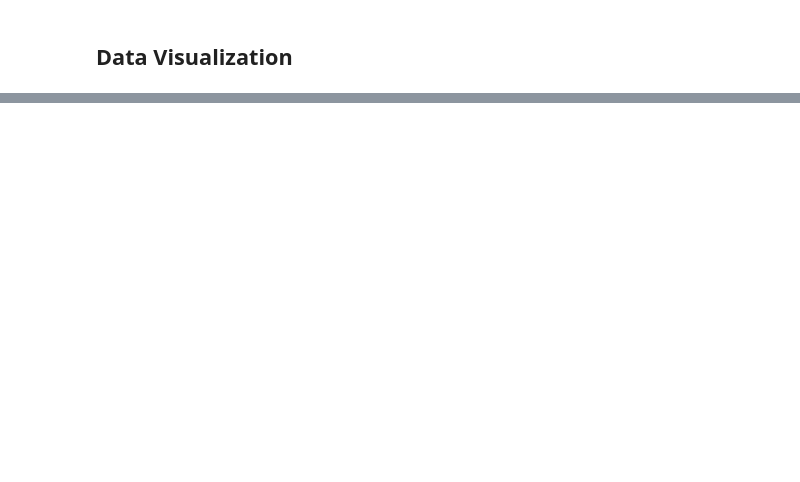
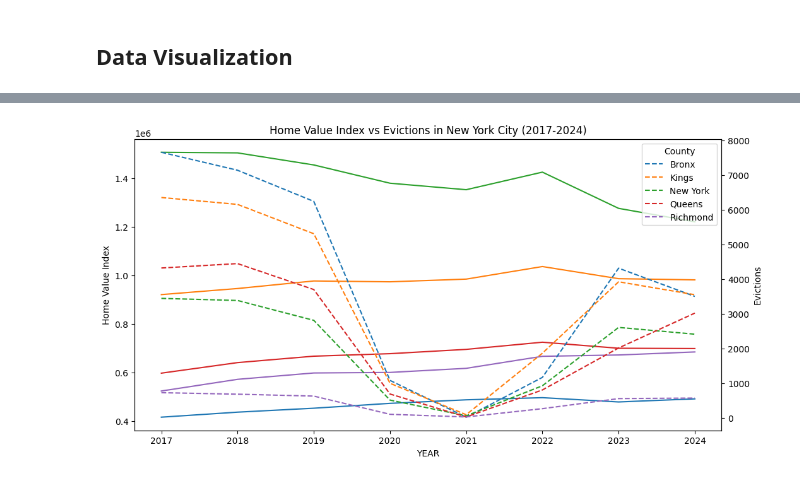
Before and after one commit to NakaFrozn/si618_final_project, a Jupyter notebook: Final_Project_Step1.ipynb, the cells around one changed output, grey strips where cells are left out. Saved outputs shown, nothing was run; the diff lists cells and outputs as text; code cells hidden in the pictures; blank space fills up the shorter version.

Commit message:
Provide some visuals 1018

```diff
--- a/Final_Project_Step1.ipynb
+++ b/Final_Project_Step1.ipynb
@@ -127,0 +142,4 @@ nyc_county_HVI_avg.to_csv('./data/nyc_county_HVI_avg.csv.gz', index = False, com
+# %%
+# reshape the data from wide to long
+eviction_borough_long = pd.melt(eviction_borough, id_vars=['YEAR'], var_name='Borough', value_name='Evictions')
+eviction_borough_long.describe()
@@ -127,0 +156,16 @@ nyc_county_HVI_avg.to_csv('./data/nyc_county_HVI_avg.csv.gz', index = False, com
+# %%
+# Map the borough names to the county names
+borough_county_map = {'BRONX':'Bronx', 'BROOKLYN':'Kings', 'MANHATTAN':'New York', 'QUEENS':'Queens', 'STATEN ISLAND':'Richmond'}
+
+# Create a new column for County name and according to the map
+eviction_borough_long['County'] = eviction_borough_long['Borough'].map(borough_county_map)
+# %%
+# Manipulate the County Name in house value index data to match the eviction data
+nyc_county_HVI_avg.loc[:,'County'] = nyc_county_HVI_avg['CountyName'].str.replace(' County','')
+nyc_county_HVI_avg.drop(columns = 'CountyName', inplace = True)
+# %%
+# Merge the two dataframes
+nyc_eviction_HVI = pd.merge(eviction_borough_long, nyc_county_HVI_avg, left_on = ['YEAR','County'], right_on = ['Year','County'], how = 'inner')
+
+# Inspect the dataframe
+nyc_eviction_HVI.sample(5)
@@ -129,0 +220,18 @@ nyc_county_HVI_avg.to_csv('./data/nyc_county_HVI_avg.csv.gz', index = False, com
+# %%
+# Create a line plot for HVI and evictions
+# use a different y axis for Evictions
+from cProfile import label
+
+
+fig, ax1 = plt.subplots(figsize=(12,6))
+sns.lineplot(data = nyc_eviction_HVI, x = 'YEAR', y = 'HVI', hue = 'County', ax = ax1)
+ax1.set_ylabel('Home Value Index')
+ax2 = ax1.twinx()
+sns.lineplot(data = nyc_eviction_HVI, x = 'YEAR', y = 'Evictions', hue = 'County', ax = ax2, palette = 'tab10', linestyle = '--')
+ax2.set_ylabel('Evictions')
+ax1.get_legend().remove()
+plt.title('Home Value Index vs Evictions in New York City (2017-2024)')
+plt.xlabel('Year')
+plt.show()
+# %% [output]
+[figure, added]
```
Also changed, not shown: parts of 9 cells of this notebook, 2 other files.
